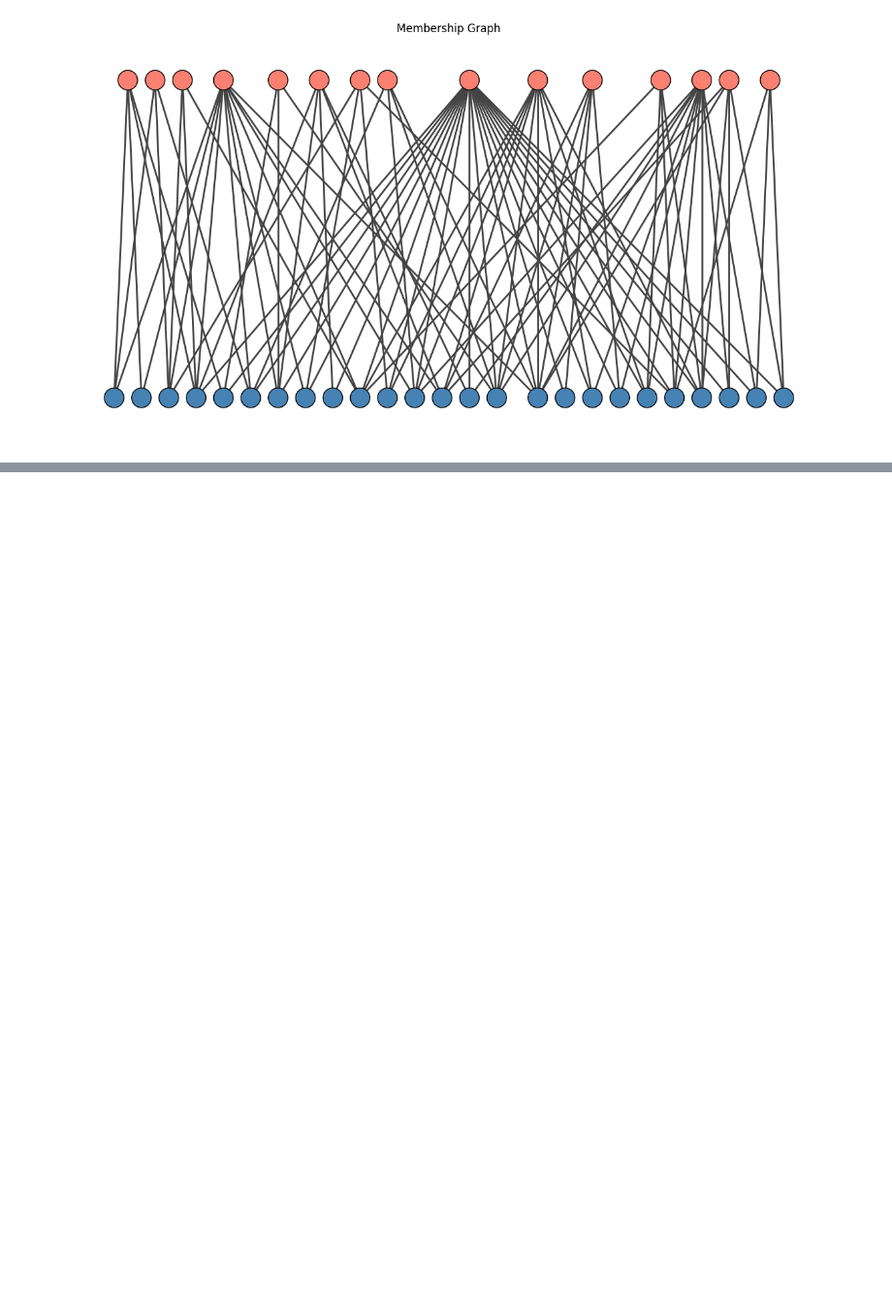
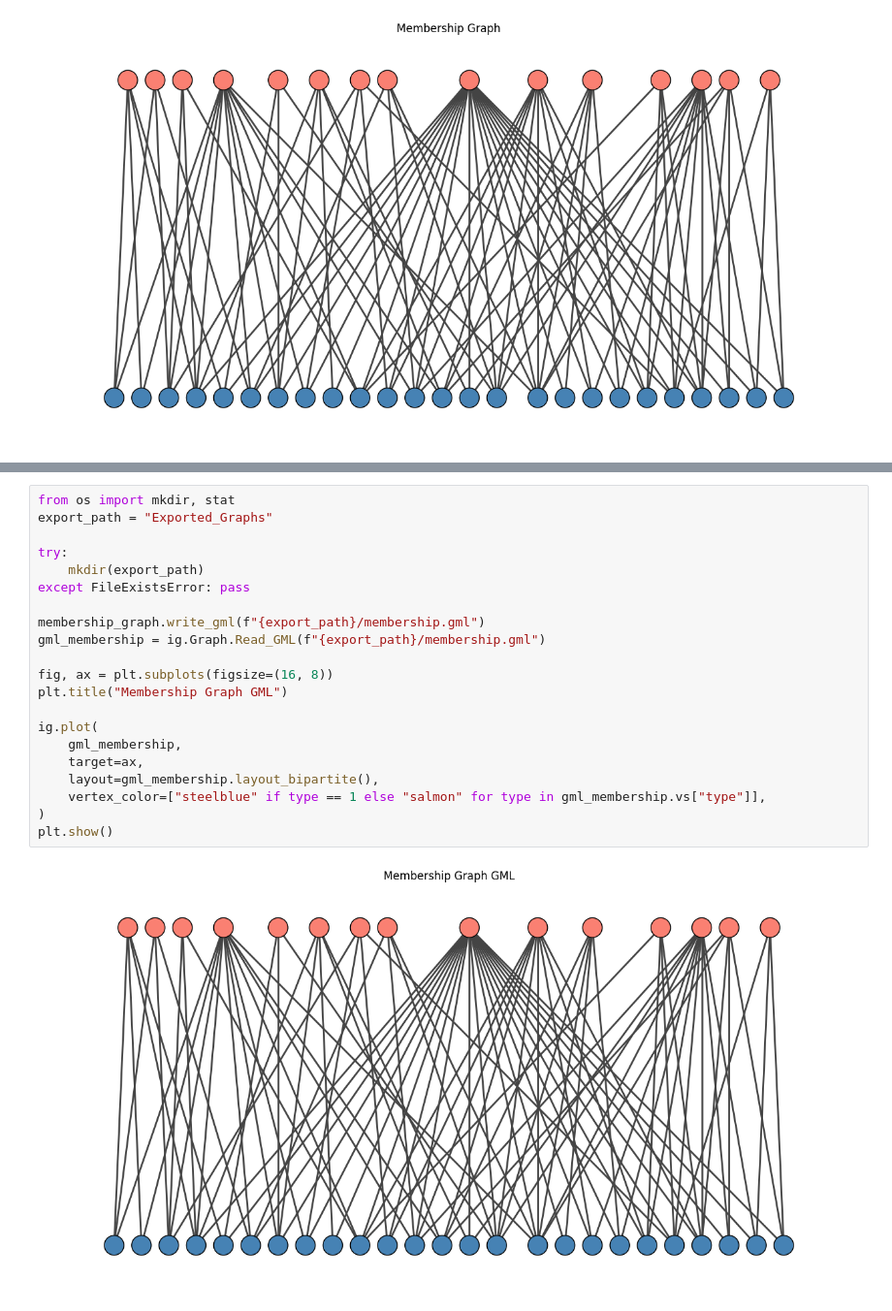
Before and after one commit to cMancio00/iGraph-examples, a Jupyter notebook: ImportingAndExporting.ipynb, the cells around one changed output, grey strips where cells are left out. Shown at 97% size. Saved outputs shown, nothing was run; the diff lists cells and outputs as text; blank space fills up the shorter version.

Commit message:
Added Export and Importing
Used GML, GraphML and GraphML zipped format.

Signed-off-by: Christian Mancini <mancinichristian00@gmail.com>

```diff
--- a/ImportingAndExporting.ipynb
+++ b/ImportingAndExporting.ipynb
@@ -96,0 +108,23 @@ plt.show()
+# %%
+from os import mkdir, stat
+export_path = "Exported_Graphs"
+
+try:
+    mkdir(export_path)
+except FileExistsError: pass
+
+membership_graph.write_gml(f"{export_path}/membership.gml")
+gml_membership = ig.Graph.Read_GML(f"{export_path}/membership.gml")
+
+fig, ax = plt.subplots(figsize=(16, 8))
+plt.title("Membership Graph GML")
+
+ig.plot(
+    gml_membership,
+    target=ax,
+    layout=gml_membership.layout_bipartite(),
+    vertex_color=["steelblue" if type == 1 else "salmon" for type in gml_membership.vs["type"]],
+)
+plt.show()
+# %% [output]
+[figure, added]
```
Also changed, not shown: parts of 5 cells of this notebook, 4 other files.
